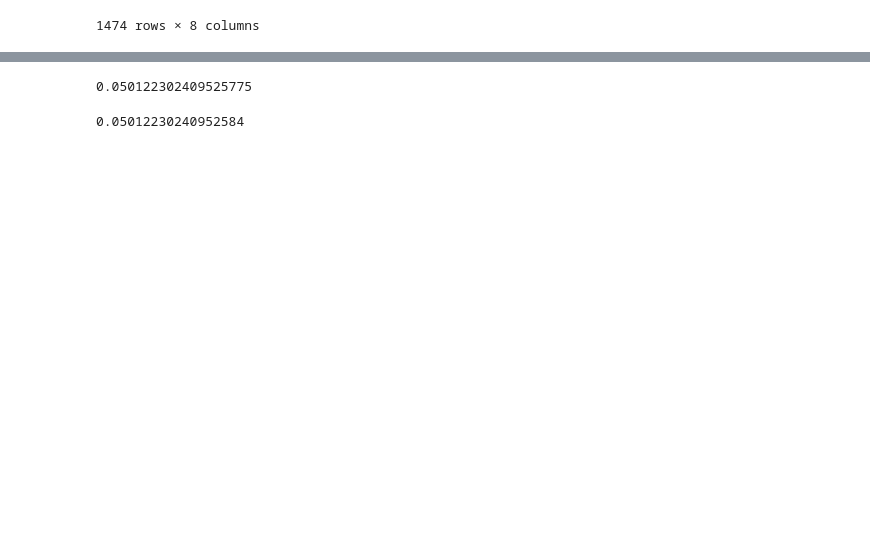
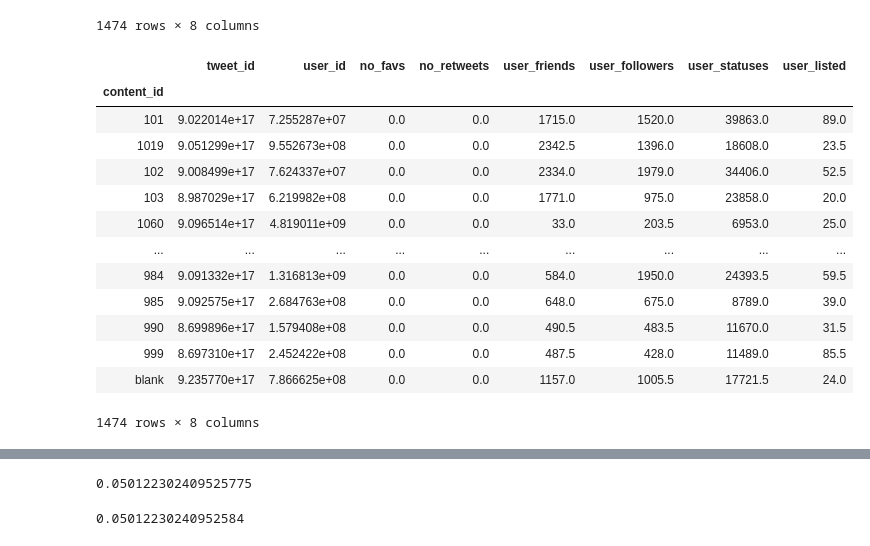
Before and after one commit to fagan2888/tweet-url-relationships, a Jupyter notebook: notebooks/Tweet Trust Correlation.ipynb, the cells around one changed output, grey strips where cells are left out. Cells and saved outputs as stored; diff of their text form; code cells hidden in the pictures; blank space fills up the shorter version.

```diff
--- a/notebooks/Tweet Trust Correlation.ipynb
+++ b/notebooks/Tweet Trust Correlation.ipynb
@@ -129,6 +51,6 @@ raw_urls = pd.read_csv("knight_data_urls.csv")
 #raw_urls.head()
 # %%
-raw_tweets = pd.read_csv("tweetsCID.csv")
+raw_tweets = pd.read_csv("http://muftayebaly.com/dropbox/tweetsCID.csv")
 raw_tweets
 # %% [output]
 |  | tweet_id | tweet_text | user_id | tweet_time | no_favs | no_retweets | urls | content_id |
@@ -247,4 +169,22 @@ avg_users
 | 999 | 8.697427e+17 | 6.502592e+16 | 0.0 | 0.0 | 1921.166667 | 27680.583333 | 24539.166667 | 1060.666667 |
 | blank | 9.220773e+17 | 1.857360e+17 | 0.0 | 0.0 | 3326.596591 | 7628.178030 | 44725.118056 | 140.755051 |
 1474 rows × 8 columns
+# %%
+med_users = users.groupby(['content_id']).median()
+med_users
+# %% [output]
+|  | tweet_id | user_id | no_favs | no_retweets | user_friends | user_followers | user_statuses | user_listed |
+| content_id |  |  |  |  |  |  |  |  |
+| 101 | 9.022014e+17 | 7.255287e+07 | 0.0 | 0.0 | 1715.0 | 1520.0 | 39863.0 | 89.0 |
+| 1019 | 9.051299e+17 | 9.552673e+08 | 0.0 | 0.0 | 2342.5 | 1396.0 | 18608.0 | 23.5 |
+| 102 | 9.008499e+17 | 7.624337e+07 | 0.0 | 0.0 | 2334.0 | 1979.0 | 34406.0 | 52.5 |
+| 103 | 8.987029e+17 | 6.219982e+08 | 0.0 | 0.0 | 1771.0 | 975.0 | 23858.0 | 20.0 |
+| 1060 | 9.096514e+17 | 4.819011e+09 | 0.0 | 0.0 | 33.0 | 203.5 | 6953.0 | 25.0 |
+| ... | ... | ... | ... | ... | ... | ... | ... | ... |
+| 984 | 9.091332e+17 | 1.316813e+09 | 0.0 | 0.0 | 584.0 | 1950.0 | 24393.5 | 59.5 |
+| 985 | 9.092575e+17 | 2.684763e+08 | 0.0 | 0.0 | 648.0 | 675.0 | 8789.0 | 39.0 |
+| 990 | 8.699896e+17 | 1.579408e+08 | 0.0 | 0.0 | 490.5 | 483.5 | 11670.0 | 31.5 |
+| 999 | 8.697310e+17 | 2.452422e+08 | 0.0 | 0.0 | 487.5 | 428.0 | 11489.0 | 85.5 |
+| blank | 9.235770e+17 | 7.866625e+08 | 0.0 | 0.0 | 1157.0 | 1005.5 | 17721.5 | 24.0 |
+1474 rows × 8 columns
 # %%
```
Also changed, not shown: parts of 38 cells of this notebook.
